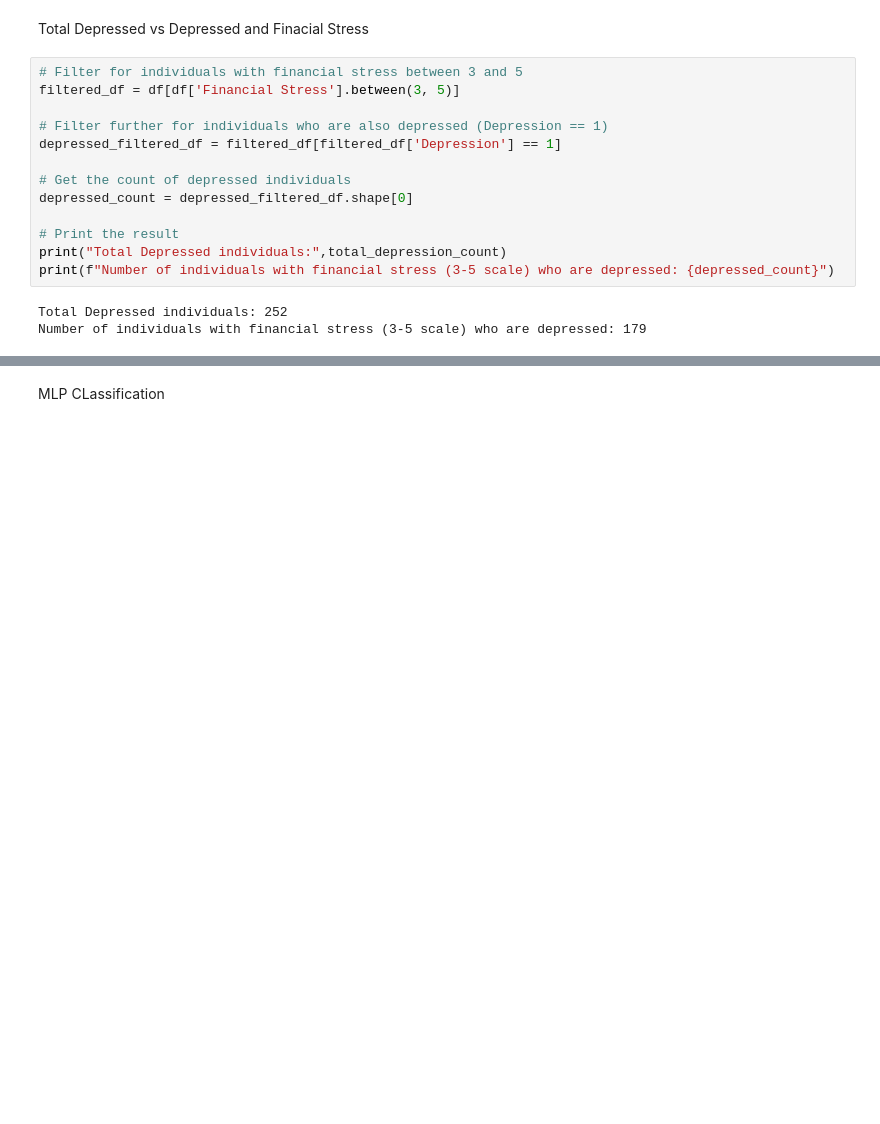
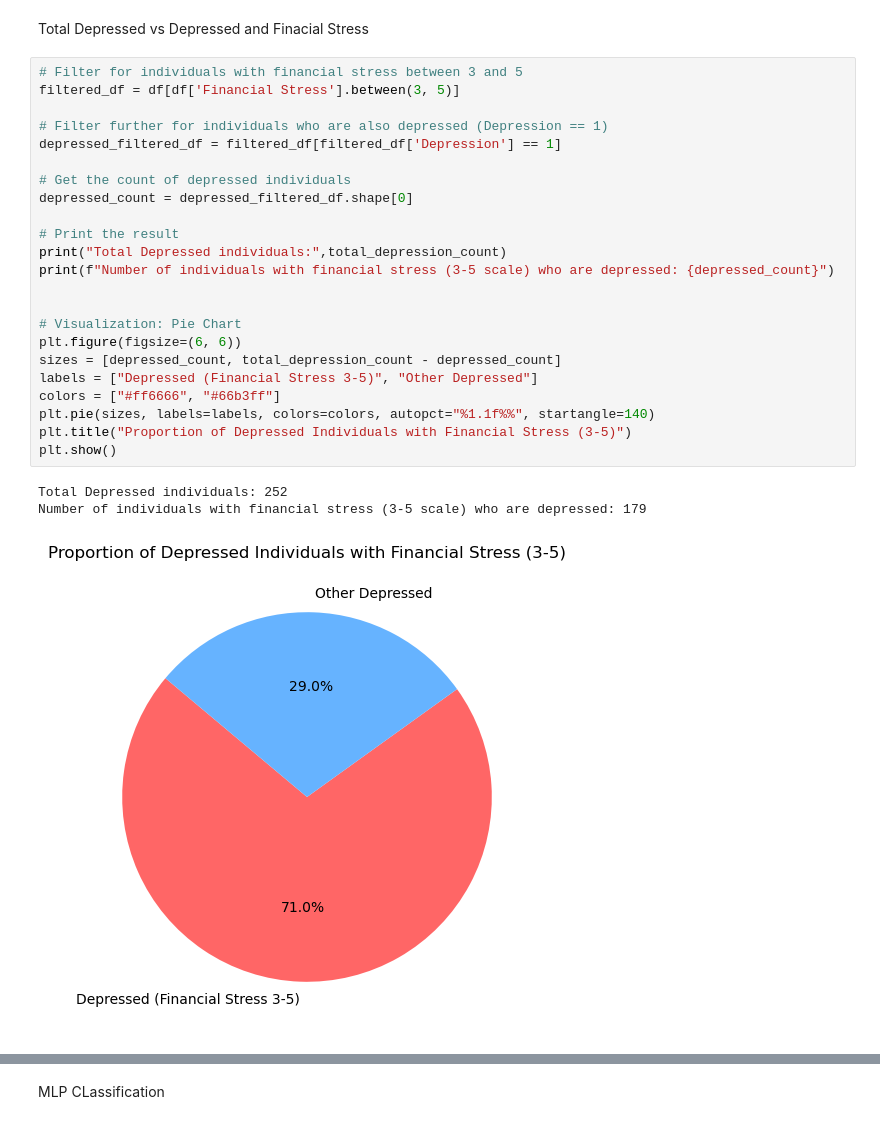
Before and after one commit to okithaeske/DataScience, a Jupyter notebook: Group.ipynb, the cells around one changed output, grey strips where cells are left out. Drawn from its saved outputs; the diff is of its cells as text; blank space fills up the shorter version.

```diff
--- a/Group.ipynb
+++ b/Group.ipynb
@@ -282,16 +289,27 @@ Total Depressed vs Depressed and Finacial Stress
 # %%
 # Filter for individuals with financial stress between 3 and 5
 filtered_df = df[df['Financial Stress'].between(3, 5)]
 
 # Filter further for individuals who are also depressed (Depression == 1)
 depressed_filtered_df = filtered_df[filtered_df['Depression'] == 1]
 
 # Get the count of depressed individuals
 depressed_count = depressed_filtered_df.shape[0]
 
 # Print the result
 print("Total Depressed individuals:",total_depression_count)
 print(f"Number of individuals with financial stress (3-5 scale) who are depressed: {depressed_count}")
+
+
+# Visualization: Pie Chart
+plt.figure(figsize=(6, 6))
+sizes = [depressed_count, total_depression_count - depressed_count]
+labels = ["Depressed (Financial Stress 3-5)", "Other Depressed"]
+colors = ["#ff6666", "#66b3ff"]
+plt.pie(sizes, labels=labels, colors=colors, autopct="%1.1f%%", startangle=140)
+plt.title("Proportion of Depressed Individuals with Financial Stress (3-5)")
+plt.show()
 # %% [output]
 Total Depressed individuals: 252
 Number of individuals with financial stress (3-5 scale) who are depressed: 179
+[figure, added]
```
Also changed, not shown: parts of 3 cells of this notebook, 2 other files.
